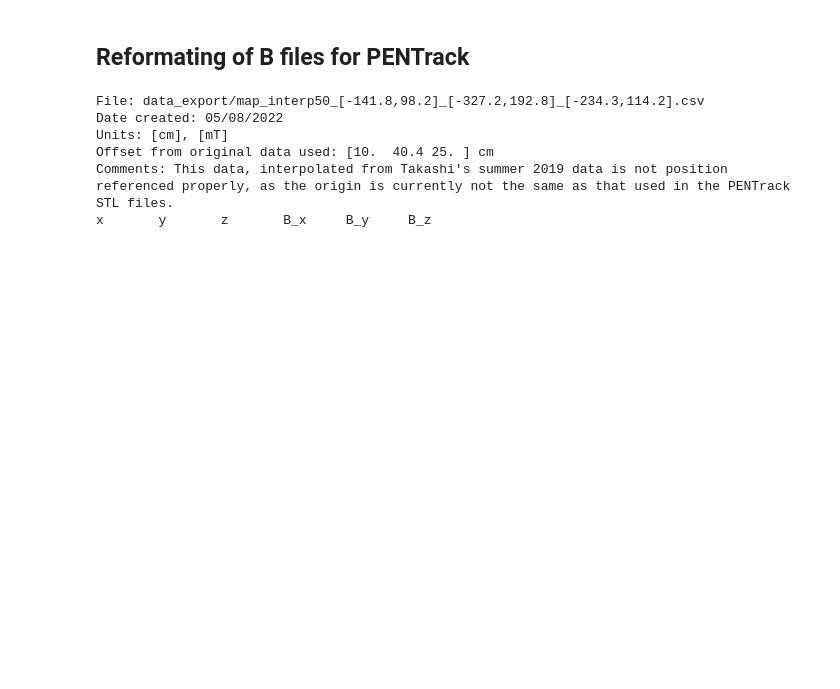
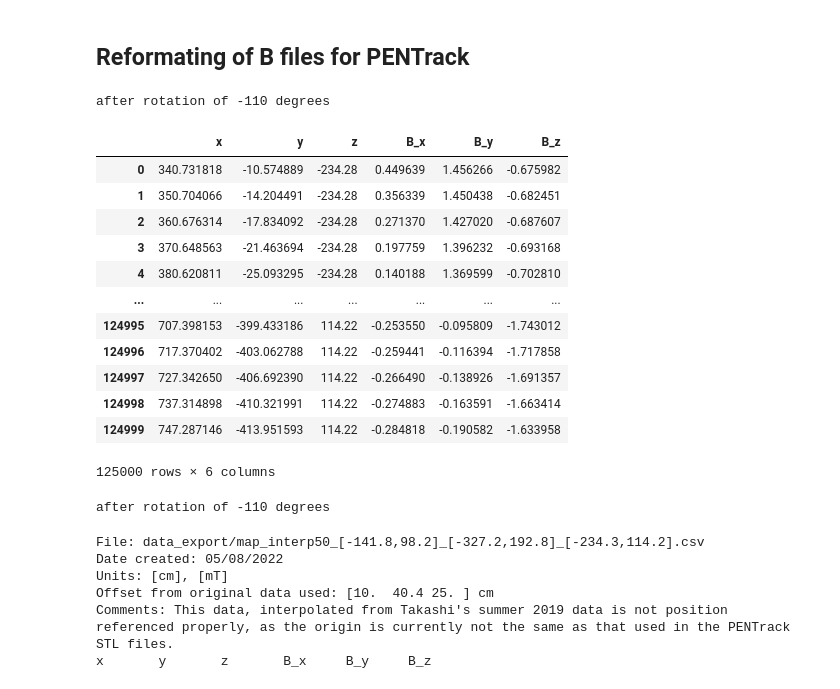
Before and after one commit to eklem1/MesonMagMapping, a Jupyter notebook: MagneticMappingPrevWork/MagMapping-export_TH/PositionCalibration.ipynb, the cells around one changed output. Saved outputs shown, nothing was run; the diff lists cells and outputs as text; code cells hidden in the pictures; blank space fills up the shorter version.

```diff
--- a/MagneticMappingPrevWork/MagMapping-export_TH/PositionCalibration.ipynb
+++ b/MagneticMappingPrevWork/MagMapping-export_TH/PositionCalibration.ipynb
@@ -301,16 +346,50 @@ plt.show()
 # %% [markdown]
 ## Reformating of B files for PENTrack
 # %%
-def FixOffset(BField_data):
-#     x_off = 0 # cm
-#     y_off = -100 # cm
-#     z_off = 0 # cm
-    off_sets = np.array([x_off, y_off, z_off])
-    # numpy.ndarray.copy
+def FixOffset(df_BField_data):
+    #the initial data
+    off_sets = 0
 
-    BField_data2 = BField_data.copy()
-    BField_data2[1:4] = BField_data2[1:4] + off_sets[:,None]
-    return BField_data2, off_sets
+    center_T = np.array([0, 0, 0])
+    data_T = df_BField_data[["x", "y", "z", "B_x", "B_y", "B_z"]]
+
+    #getting the correct shift to use in PENtrack, but not the coordinate rotation
+    center_PEN_notRot, corners_PEN_notRot, data_PEN_notRot, MSR_center_PEN_notRot = refToPENTrack(data_T, center_T)
+
+    O_PEN_notRot =  np.array([0, 0, 0])
+
+    rotationAngle = -20 - 90 #20 degree switch from Y, plus swapping the x and y coords
+
+#     center_PEN = rotate3D(center_PEN_notRot.T, origin=O_PEN_notRot, degrees=rotationAngle).T
+#     corners_PEN = rotate3D(corners_PEN_notRot.T, origin=O_PEN_notRot, degrees=rotationAngle).T
+
+    data_PEN = rotateBData(data_PEN_notRot.copy(), O_PEN_notRot, rotationAngle)
+
+#     MSR_center_PEN = rotate3D(MSR_center_PEN_notRot.T, origin=O_PEN_notRot, degrees=rotationAngle).T
+
+    return data_PEN, off_sets, rotationAngle
+# %%
+file = "data_export/map_interp50_[-141.8,98.2]_[-327.2,192.8]_[-234.3,114.2].csv"
+
+df_BField_data = pd.read_csv(file, comment='#')
+BField_data, off_sets, rotation = FixOffset(df_BField_data)
+
+# data_PEN
+# %% [output]
+after rotation of -110 degrees
+|  | x | y | z | B_x | B_y | B_z |
+| 0 | 340.731818 | -10.574889 | -234.28 | 0.449639 | 1.456266 | -0.675982 |
+| 1 | 350.704066 | -14.204491 | -234.28 | 0.356339 | 1.450438 | -0.682451 |
+| 2 | 360.676314 | -17.834092 | -234.28 | 0.271370 | 1.427020 | -0.687607 |
+| 3 | 370.648563 | -21.463694 | -234.28 | 0.197759 | 1.396232 | -0.693168 |
+| 4 | 380.620811 | -25.093295 | -234.28 | 0.140188 | 1.369599 | -0.702810 |
+| ... | ... | ... | ... | ... | ... | ... |
+| 124995 | 707.398153 | -399.433186 | 114.22 | -0.253550 | -0.095809 | -1.743012 |
+| 124996 | 717.370402 | -403.062788 | 114.22 | -0.259441 | -0.116394 | -1.717858 |
+| 124997 | 727.342650 | -406.692390 | 114.22 | -0.266490 | -0.138926 | -1.691357 |
+| 124998 | 737.314898 | -410.321991 | 114.22 | -0.274883 | -0.163591 | -1.663414 |
+| 124999 | 747.287146 | -413.951593 | 114.22 | -0.284818 | -0.190582 | -1.633958 |
+125000 rows × 6 columns
 # %%
 from datetime import date
 file = "data_export/map_interp50_[-141.8,98.2]_[-327.2,192.8]_[-234.3,114.2].csv"
@@ -318,9 +397,11 @@ BField_Names = np.genfromtxt(file, delimiter=',', names=True).dtype.names[1:]
 
 BField_data = np.genfromtxt(file, delimiter=',', skip_header=1).T
 
-BField_data, off_sets = FixOffset(BField_data)
+# BField_data, off_sets, rotation = FixOffset1(BField_data)
 
-BField_data = BField_data[1:].T #remove the first line of indexes
+# BField_data = BField_data[1:].T #remove the first line of indexes
+# %% [output]
+after rotation of -110 degrees
 # %%
 # len(BField_data[0]) #check units again
 comment = "This data, interpolated from Takashi's summer 2019 data is not position referenced properly,"+\
```
Also changed, not shown: parts of 7 cells of this notebook.
